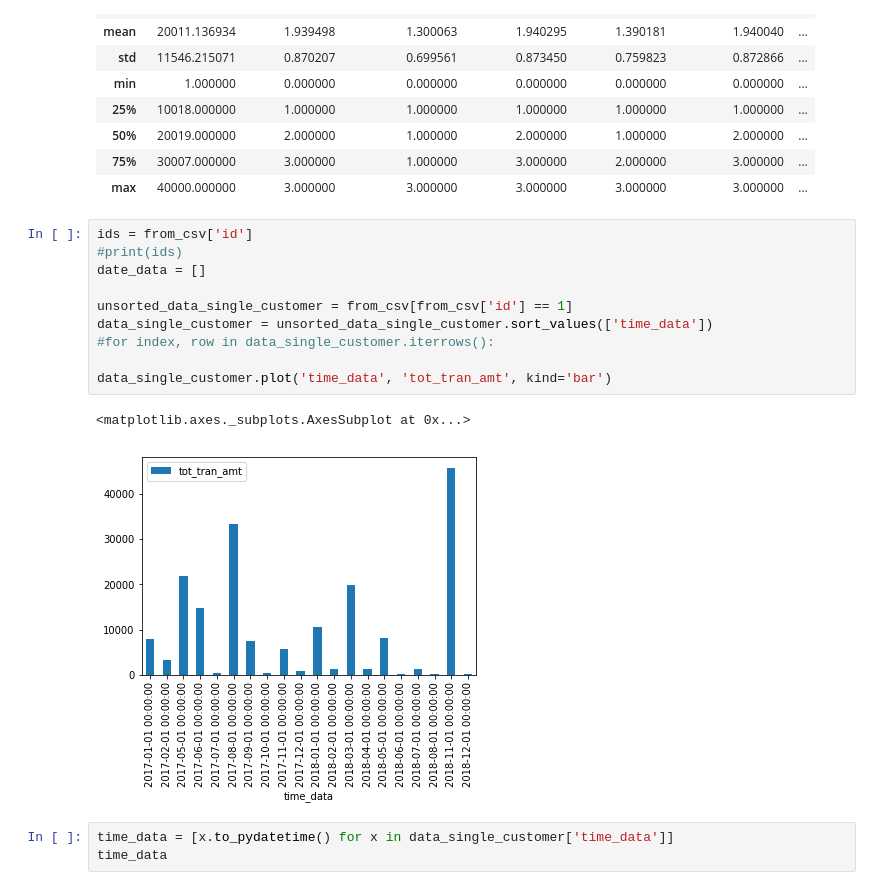
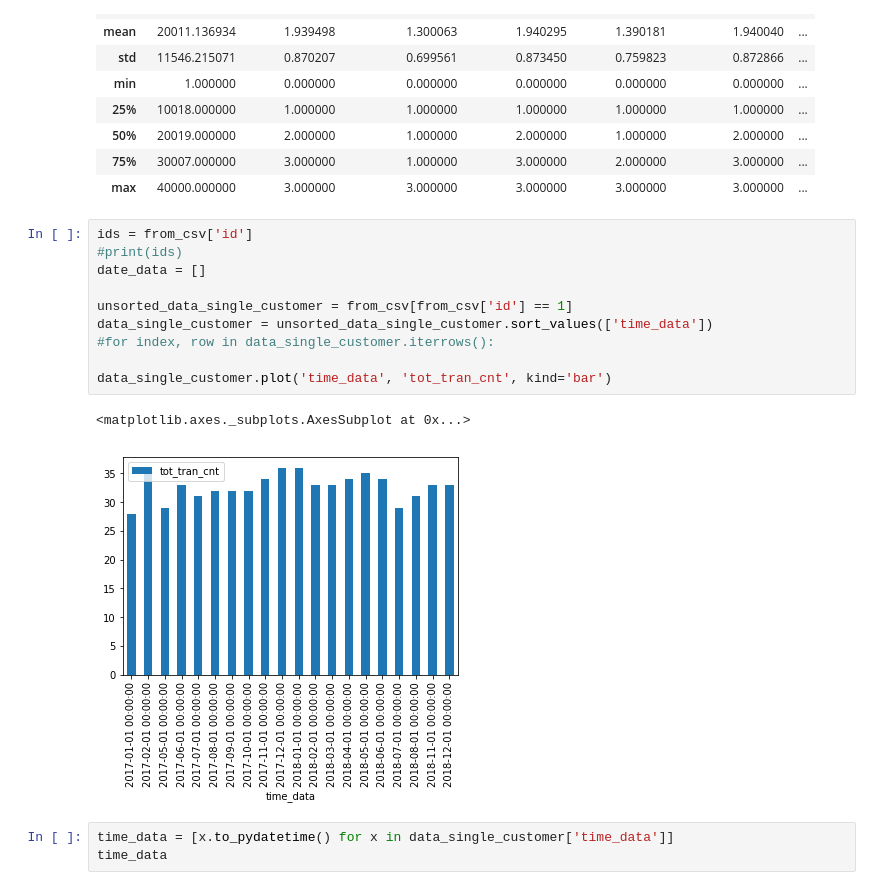
Before and after one commit to thealphadollar/IceEdge, a Jupyter notebook: training/plots/DataAnalysis-pandas-polyfit.ipynb, the cells around one changed output. Drawn from its saved outputs; the diff is of its cells as text.

```diff
--- a/training/plots/DataAnalysis-pandas-polyfit.ipynb
+++ b/training/plots/DataAnalysis-pandas-polyfit.ipynb
@@ -58,16 +56,16 @@ from_csv.describe()
 # %%
 ids = from_csv['id']
 #print(ids)
 date_data = []
 
 unsorted_data_single_customer = from_csv[from_csv['id'] == 1]
 data_single_customer = unsorted_data_single_customer.sort_values(['time_data'])
 #for index, row in data_single_customer.iterrows():
 
-data_single_customer.plot('time_data', 'tot_tran_amt', kind='bar')
+data_single_customer.plot('time_data', 'tot_tran_cnt', kind='bar')
 # %% [output]
 <matplotlib.axes._subplots.AxesSubplot at 0x...>
-[figure, old version]
+[figure, new version]
 # %%
 time_data = [x.to_pydatetime() for x in data_single_customer['time_data']]
 time_data
```
Also changed, not shown: parts of 5 cells of this notebook, 4 other files.
